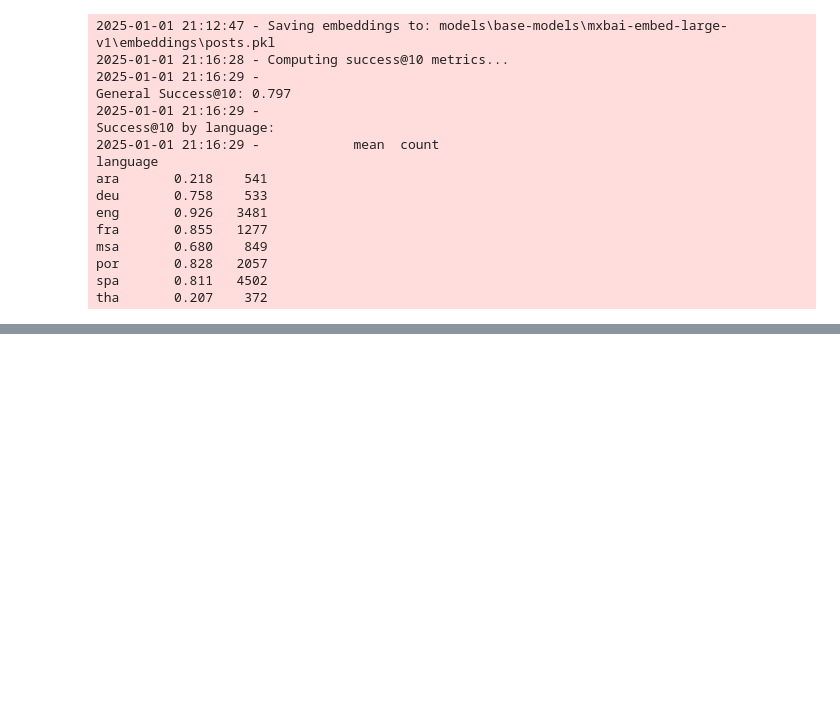
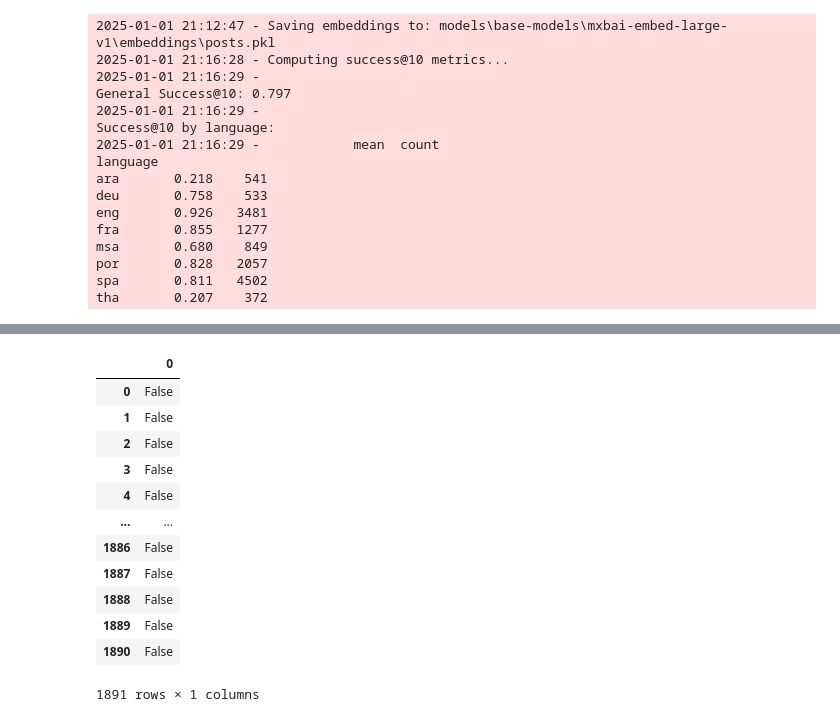
Before and after one commit to sanlares/semeval_2025, a Jupyter notebook: embeddings/run_embed_eval.ipynb, the cells around one changed output, grey strips where cells are left out. Drawn from its saved outputs; the diff is of its cells as text; code cells hidden in the pictures; blank space fills up the shorter version.

```diff
--- a/embeddings/run_embed_eval.ipynb
+++ b/embeddings/run_embed_eval.ipynb
@@ -728,0 +1063,20 @@ tha       0.207    372
+# %%
+import pandas as pd
+import json
+tasks = pd.read_json('data/original/tasks.json')
+monolingual_preds=json.load(open('data/original/monolingual_predictions.json'))
+posts_dev=pd.read_csv('data/transformed/posts_dev.csv')
+
+posts_dev.index=posts_dev['post_id']
+# %%
+# Convertir las keys del diccionario a pandas Series
+post_ids_series = pd.DataFrame(list(monolingual_preds.keys()))
+
+# Ahora puedes usar isin()
+matching_ids = posts_dev['post_id'].isin(post_ids_series[0])
+
+# Para ver los IDs que coinciden
+matching_post_ids = posts_dev['post_id'][matching_ids]
+
+# Para ver cuántos coinciden
+print(f"Matching posts: {len(matching_post_ids)} out of {len(posts_dev['post_id'])}")
@@ -728,0 +1104,16 @@ tha       0.207    372
+# %%
+matching_ids
+# %% [output]
+|  | 0 |
+| 0 | False |
+| 1 | False |
+| 2 | False |
+| 3 | False |
+| 4 | False |
+| ... | ... |
+| 1886 | False |
+| 1887 | False |
+| 1888 | False |
+| 1889 | False |
+| 1890 | False |
+1891 rows × 1 columns
```
Also changed, not shown: parts of 12 cells of this notebook, 14 other files.
